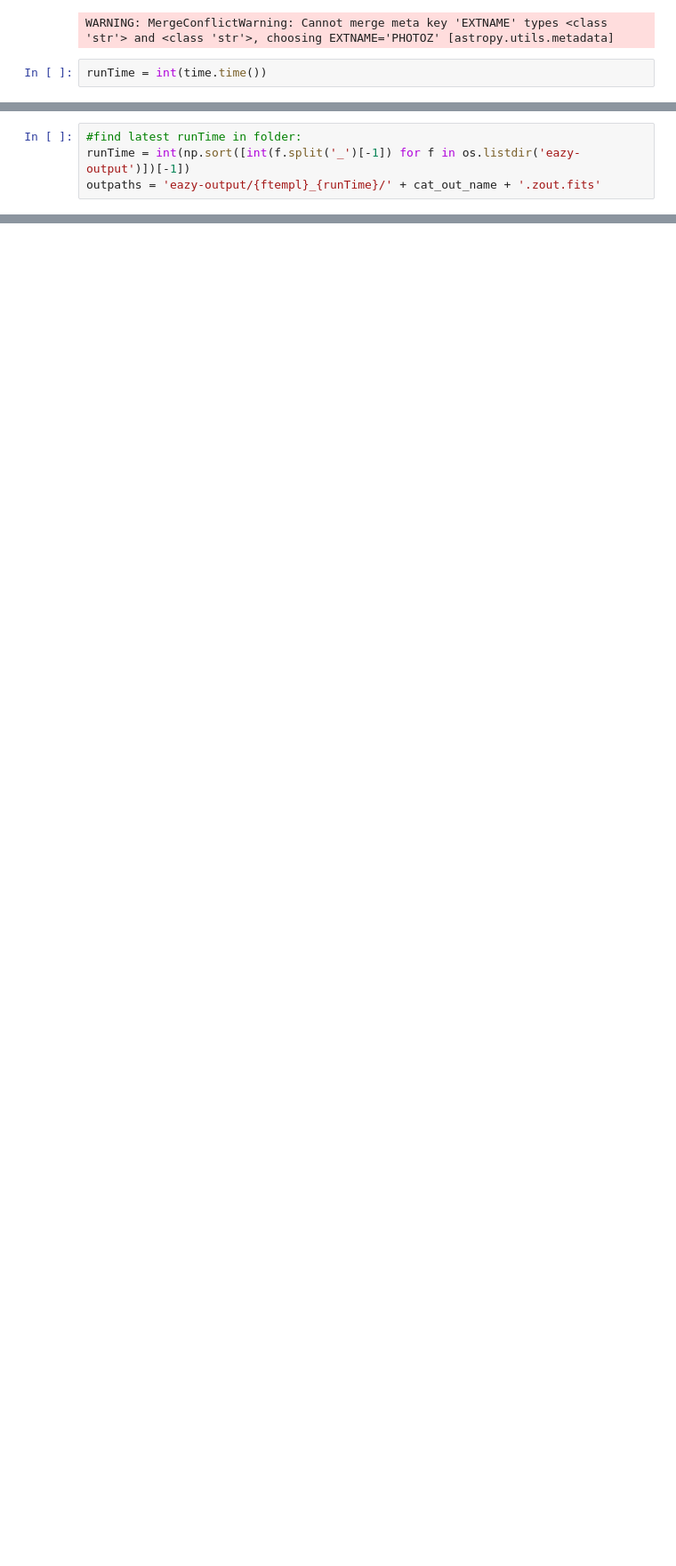
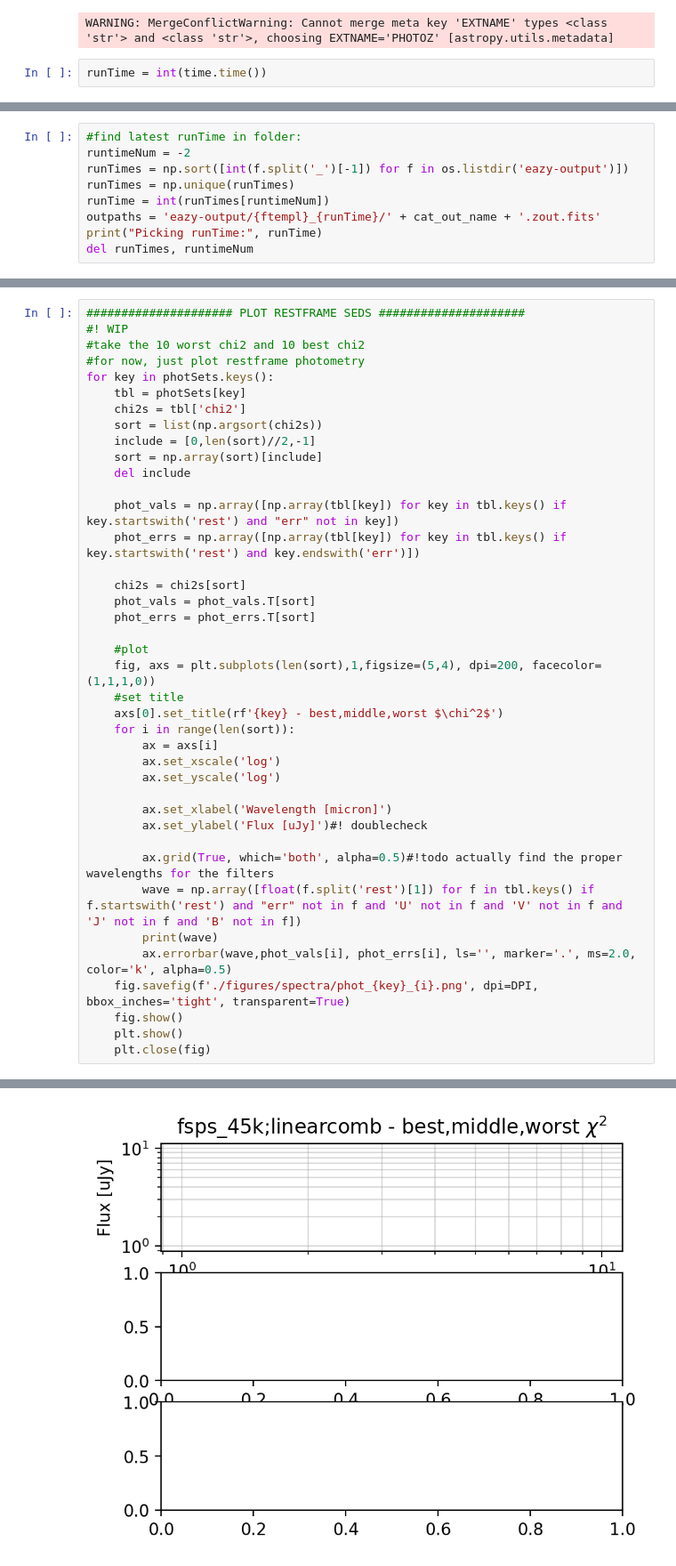
Before and after one commit to Tutbjun/EAZY_templates_comparrison_pipeline, a Jupyter notebook: src/main.ipynb, the cells around one changed output, grey strips where cells are left out. Shown at 89% size. Cells and saved outputs as stored; diff of their text form; blank space fills up the shorter version.

Commit message:
cleaning and workon restframe spectras

```diff
--- a/src/main.ipynb
+++ b/src/main.ipynb
@@ -233,4 +288,9 @@ Template grid: templates/EMextreme.param (this may take some time)
 # %%
 #find latest runTime in folder:
-runTime = int(np.sort([int(f.split('_')[-1]) for f in os.listdir('eazy-output')])[-1])
+runtimeNum = -2
+runTimes = np.sort([int(f.split('_')[-1]) for f in os.listdir('eazy-output')])
+runTimes = np.unique(runTimes)
+runTime = int(runTimes[runtimeNum])
 outpaths = 'eazy-output/{ftempl}_{runTime}/' + cat_out_name + '.zout.fits'
+print("Picking runTime:", runTime)
+del runTimes, runtimeNum
@@ -368,0 +500,41 @@ figMos.show()
+# %%
+##################### PLOT RESTFRAME SEDS #####################
+#! WIP
+#take the 10 worst chi2 and 10 best chi2
+#for now, just plot restframe photometry
+for key in photSets.keys():
+    tbl = photSets[key]
+    chi2s = tbl['chi2']
+    sort = list(np.argsort(chi2s))
+    include = [0,len(sort)//2,-1]
+    sort = np.array(sort)[include]
+    del include
+
+    phot_vals = np.array([np.array(tbl[key]) for key in tbl.keys() if key.startswith('rest') and "err" not in key])
+    phot_errs = np.array([np.array(tbl[key]) for key in tbl.keys() if key.startswith('rest') and key.endswith('err')])
+
+    chi2s = chi2s[sort]
+    phot_vals = phot_vals.T[sort]
+    phot_errs = phot_errs.T[sort]
+
+    #plot
+    fig, axs = plt.subplots(len(sort),1,figsize=(5,4), dpi=200, facecolor=(1,1,1,0))
+    #set title
+    axs[0].set_title(rf'{key} - best,middle,worst $\chi^2$')
+    for i in range(len(sort)):
+        ax = axs[i]
+        ax.set_xscale('log')
+        ax.set_yscale('log')
+
+        ax.set_xlabel('Wavelength [micron]')
+        ax.set_ylabel('Flux [uJy]')#! doublecheck
+
+        ax.grid(True, which='both', alpha=0.5)#!todo actually find the proper wavelengths for the filters
+        wave = np.array([float(f.split('rest')[1]) for f in tbl.keys() if f.startswith('rest') and "err" not in f and 'U' not in f and 'V' not in f and 'J' not in f and 'B' not in f])
+        print(wave)
+        ax.errorbar(wave,phot_vals[i], phot_errs[i], ls='', marker='.', ms=2.0, color='k', alpha=0.5)
+    fig.savefig(f'./figures/spectra/phot_{key}_{i}.png', dpi=DPI, bbox_inches='tight', transparent=True)
+    fig.show()
+    plt.show()
+    plt.close(fig)
+# %% [output]
@@ -368,0 +543 @@ figMos.show()
+[figure, added]
```
Also changed, not shown: parts of 13 cells of this notebook, 4 other files.
